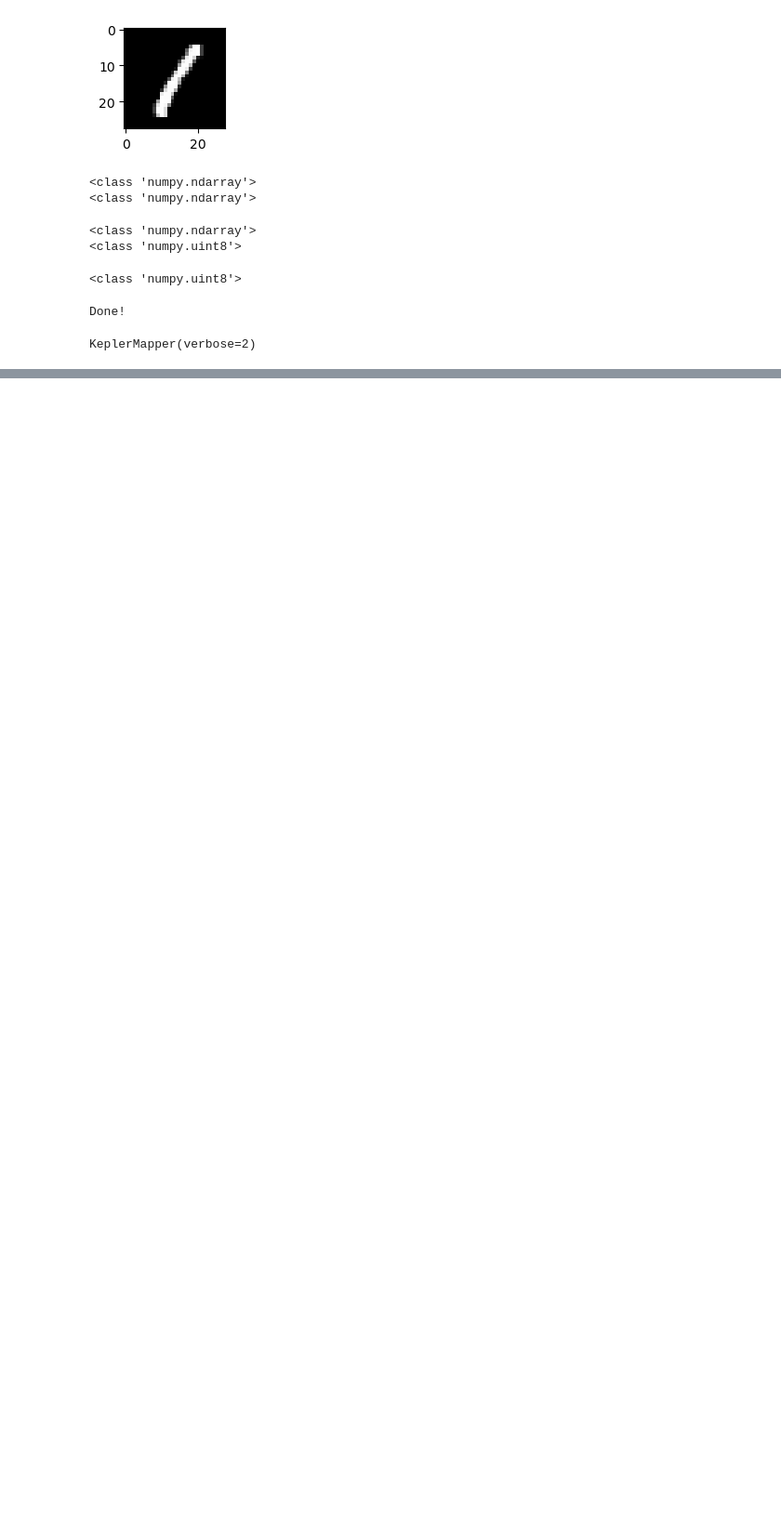
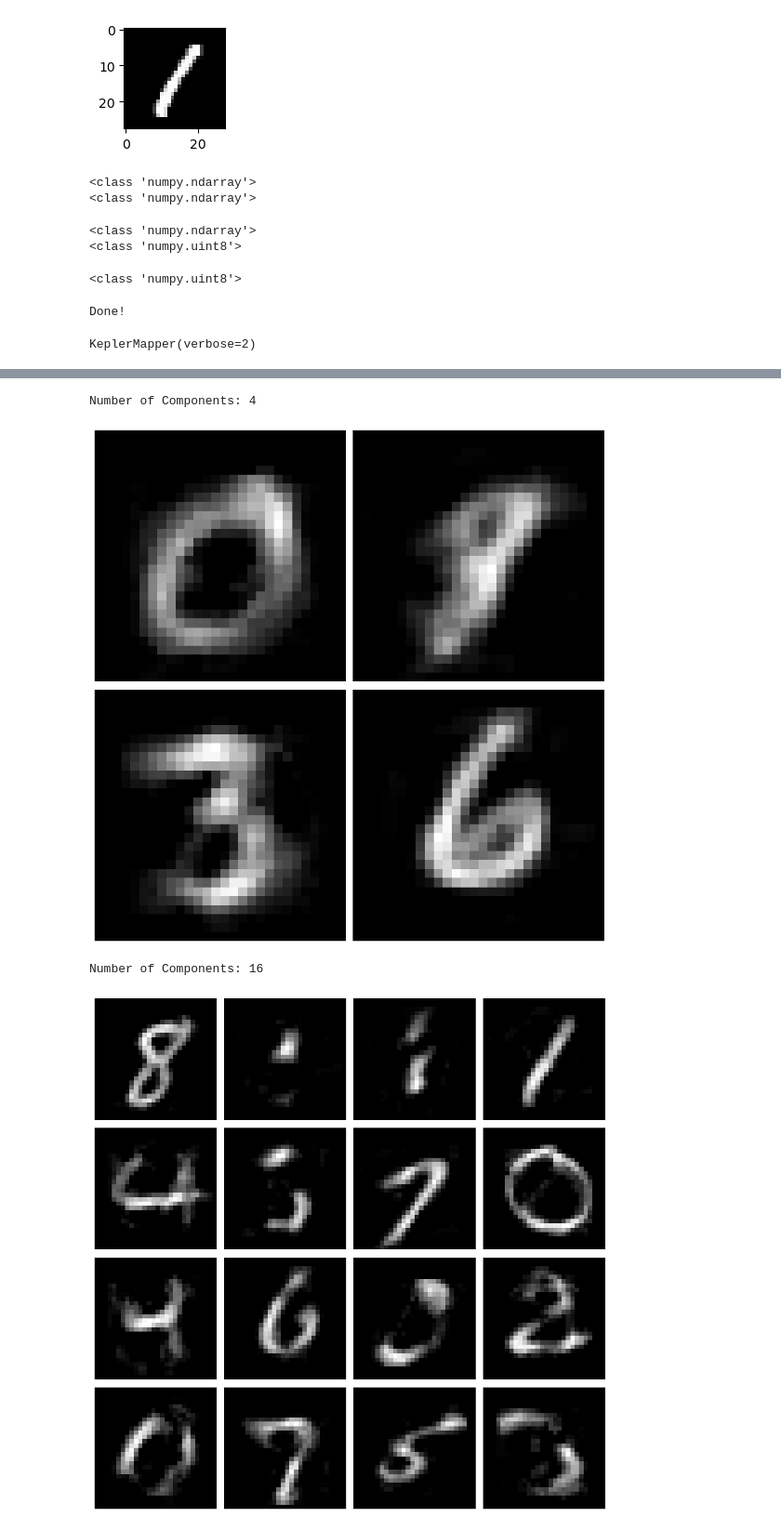
Before and after one commit to LumaDevelopment/ArtificialIntelligence, a Jupyter notebook: GraduateProject/Code/MNIST TDA.ipynb, the cells around one changed output, grey strips where cells are left out. Shown at 93% size. Saved outputs shown, nothing was run; the diff lists cells and outputs as text; code cells hidden in the pictures; blank space fills up the shorter version.

```diff
--- a/GraduateProject/Code/MNIST TDA.ipynb
+++ b/GraduateProject/Code/MNIST TDA.ipynb
@@ -421,0 +511,42 @@ Wrote visualization to: 1712298043.390855/automatic_clustering_output.html
+# %%
+# Also kind of interesting but not much more revelatory.
+# Moving on: it's not a TDA practice, but I was inspired
+# by Vaishnavi's presentation and I'd like to use
+# non-negative matrix factorization to identfiy which
+# portions of the MNIST digit images are the most relevant
+# by way of features.
+
+from sklearn.decomposition import NMF
+from math import sqrt
+
+# Make a normalized version of the data
+normalized_data = data.astype('float32') / 255.
+
+# Number of components, must be the square of an integer!
+n_components_arr = [4, 16]
+# %%
+def run_nmf(n_components):
+    # Initialize NMF and fit the model
+    model = NMF(n_components=n_components, init='random', random_state=0)
+
+    W = model.fit_transform(normalized_data)
+    H = model.components_
+
+    # Visualize components
+    subplots_size = int(sqrt(n_components))
+    fig, axes = plt.subplots(subplots_size, subplots_size, figsize=(10, 10))
+
+    for i, ax in enumerate(axes.flat):
+        ax.imshow(H[i].reshape(28, 28), cmap='gray')
+        ax.axis('off')
+    plt.tight_layout()
+    plt.show()
+# %%
+for n_components_val in n_components_arr:
+    print(f"Number of Components: {n_components_val}")
+    run_nmf(n_components_val)
+# %% [output]
+Number of Components: 4
+[figure, added]
+Number of Components: 16
+[figure, added]
```
Also changed, not shown: parts of 13 cells of this notebook.
